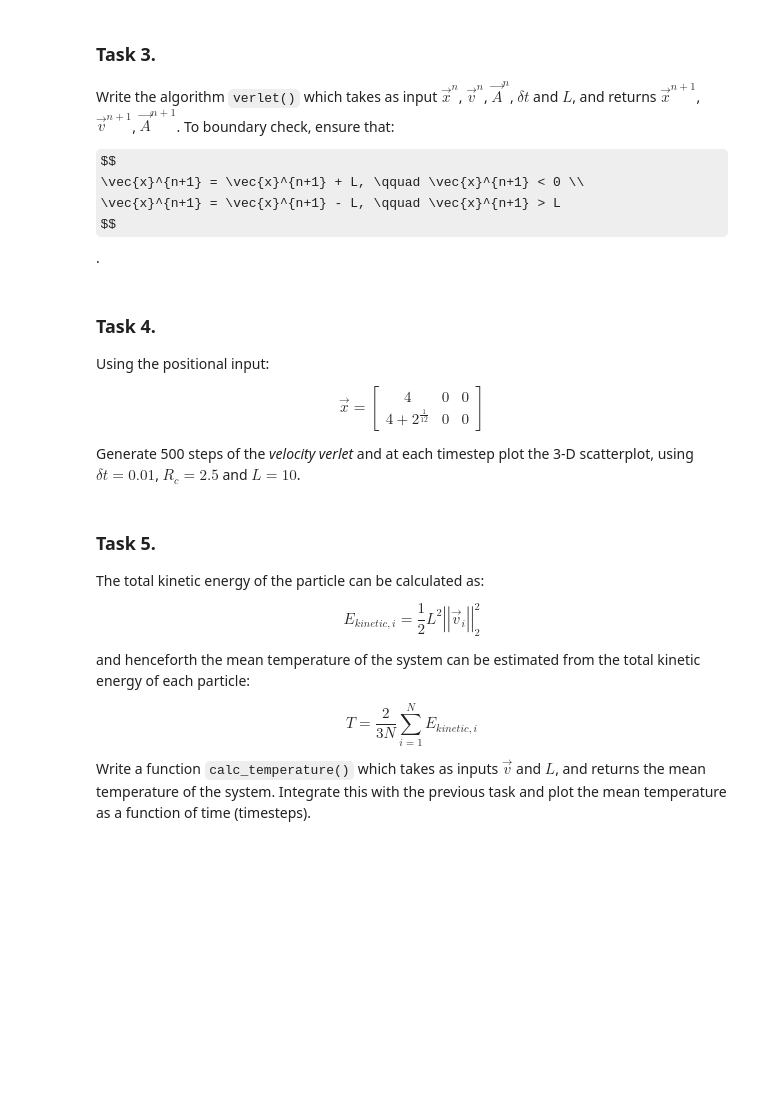
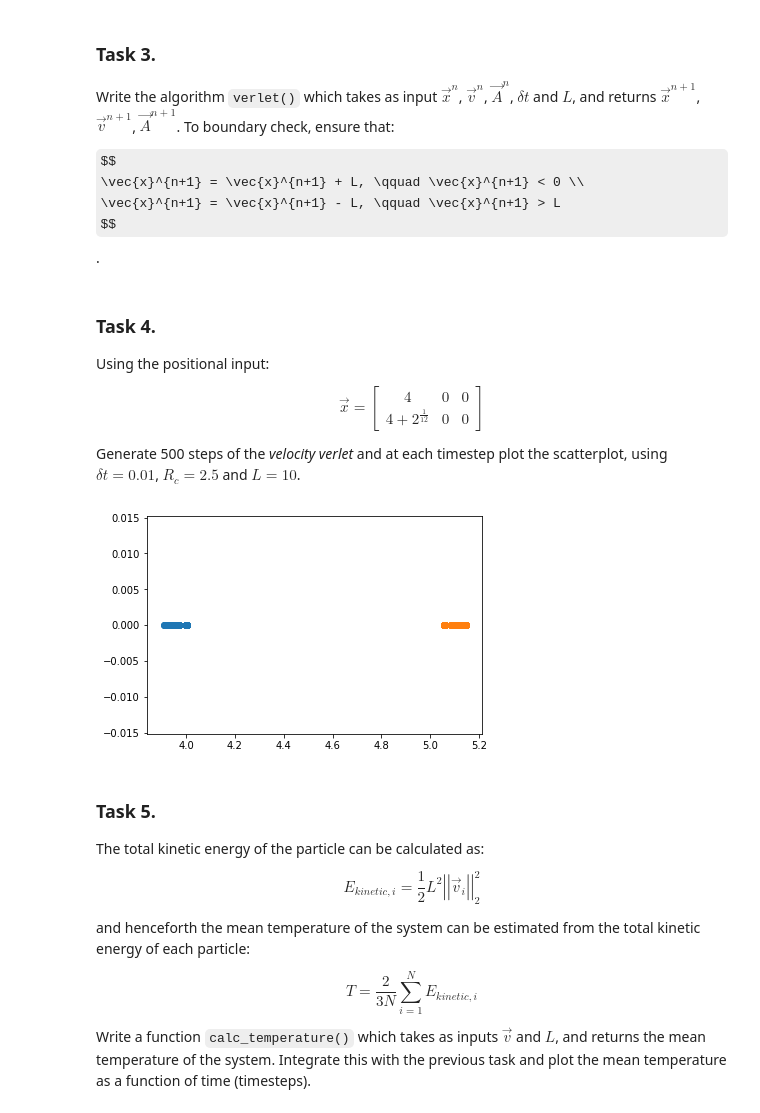
Before and after one commit to ecs-vlc/PythonTeaching, a Jupyter notebook: 02-Simulation/06 Simulations 2.ipynb, the cells around one changed output. Drawn from its saved outputs; the diff is of its cells as text; code cells hidden in the pictures; some formulas as TeX source; blank space fills up the shorter version.

```diff
--- a/02-Simulation/06 Simulations 2.ipynb
+++ b/02-Simulation/06 Simulations 2.ipynb
@@ -158,3 +215,7 @@ Write a function `lennard_jones_potential()` that given $r$ as input, computes t
+# %%
+# your codes here
+def lennard_jones_potential(r):
+	return 24.*(2.*(1/r)**14 - (1/r)**8)
 # %% [markdown]
 ### Task 2.
 
@@ -189,3 +262,14 @@ $$ .
+# %%
+# your codes here
+def verlet(x, v, a, dt, L):
+    x = x + dt * v + .5 * dt**2 * a
+    # boundary check
+    x[x < 0] += L
+    x[x > L] -= L
+    vstar = v + .5 * dt * a
+    a = acceleration(x, L, 2.5)
+    v = vstar + .5 * dt * a
+    return x, v, a
 # %% [markdown]
 ### Task 4.
 
@@ -198,4 +282,4 @@ $$
 \end{matrix}\right]
 $$
 
-Generate 500 steps of the *velocity verlet* and at each timestep plot the 3-D scatterplot, using $\delta t=0.01$, $R_c=2.5$ and $L=10$.
+Generate 500 steps of the *velocity verlet* and at each timestep plot the scatterplot, using $\delta t=0.01$, $R_c=2.5$ and $L=10$.
@@ -204,3 +286,29 @@ Generate 500 steps of the *velocity verlet* and at each timestep plot the 3-D sc
+# %%
+# your codes here
+
+x = np.array([[4., 0., 0.],[4.+2.**(1/12),0.,0.]])
+L = 10
+Rc= 2.5
+dt = 0.1
+steps = 500
+v = np.zeros_like(x)
+a = acceleration(x, L, Rc)
+t = np.arange(steps)
+
+fig, ax = plt.subplots()
+
+pos = np.zeros((2,3,steps))
+
+for i in range(steps):
+    x, v, a = verlet(x, v, a, dt, L)
+    pos[:,:,i] = x.copy()
+
+ax.scatter(pos[0,0,:], pos[0,1,:])
+ax.scatter(pos[1,0,:], pos[1,1,:])
+
+plt.show()
+# %% [output]
+[figure, added]
 # %% [markdown]
 ### Task 5.
 
```
Also changed, not shown: parts of 26 cells of this notebook, 9 other files.
